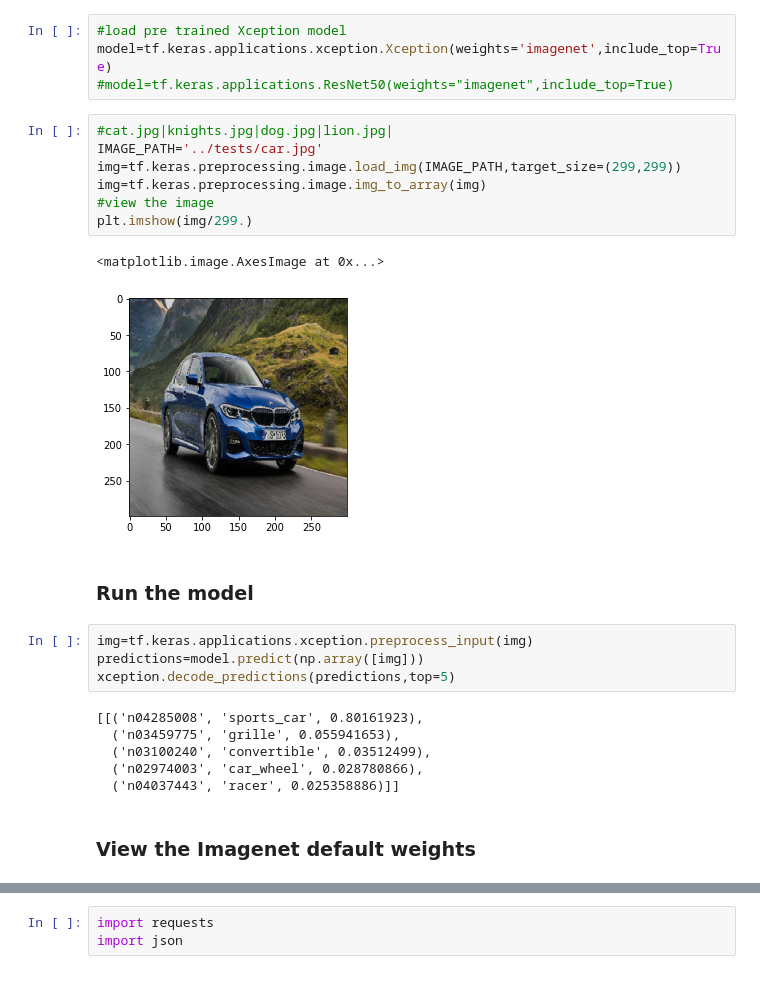
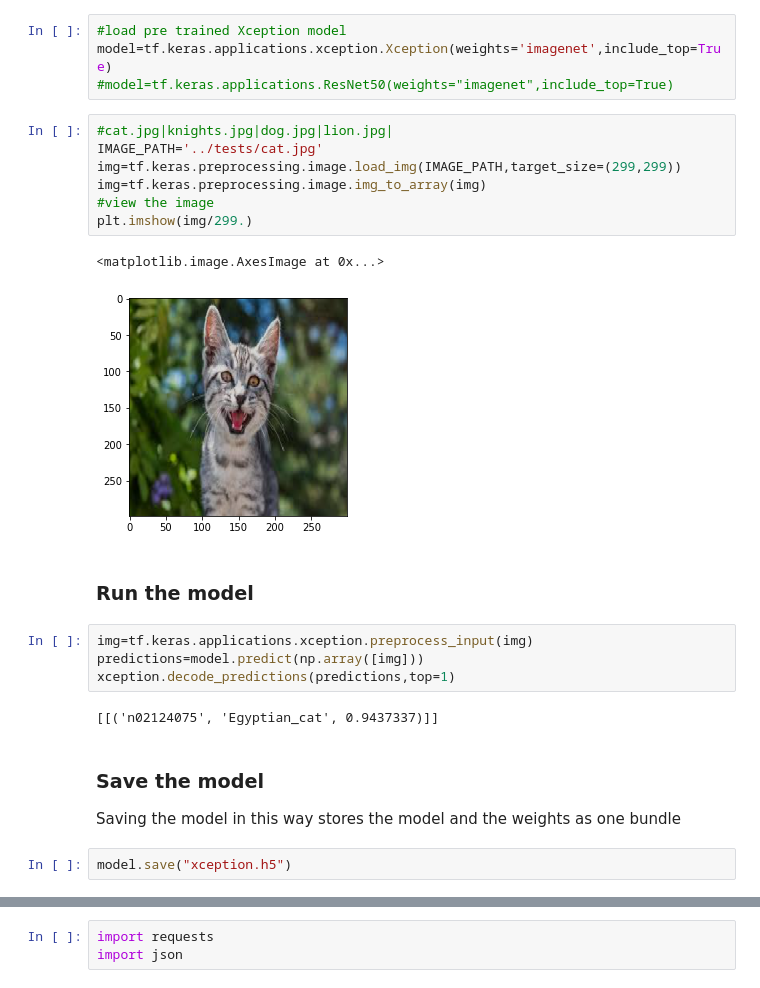
Before and after one commit to wesreisz/image_classification, a Jupyter notebook: notebook/Image Recognition Xception.ipynb, the cells around one changed output, grey strips where cells are left out. Drawn from its saved outputs; the diff is of its cells as text.

Commit message:
added export of model in h5 format

```diff
--- a/notebook/Image Recognition Xception.ipynb
+++ b/notebook/Image Recognition Xception.ipynb
@@ -18,25 +20,25 @@ model=tf.keras.applications.xception.Xception(weights='imagenet',include_top=Tru
 #model=tf.keras.applications.ResNet50(weights="imagenet",include_top=True)
 # %%
 #cat.jpg|knights.jpg|dog.jpg|lion.jpg|
-IMAGE_PATH='../tests/car.jpg'
+IMAGE_PATH='../tests/cat.jpg'
 img=tf.keras.preprocessing.image.load_img(IMAGE_PATH,target_size=(299,299))
 img=tf.keras.preprocessing.image.img_to_array(img)
 #view the image
 plt.imshow(img/299.)
 # %% [output]
 <matplotlib.image.AxesImage at 0x...>
-[figure, old version]
+[figure, new version]
 # %% [markdown]
 ### Run the model
 # %%
 img=tf.keras.applications.xception.preprocess_input(img)
 predictions=model.predict(np.array([img]))
-xception.decode_predictions(predictions,top=5)
+xception.decode_predictions(predictions,top=1)
 # %% [output]
-[[('n04285008', 'sports_car', 0.80161923),
-  ('n03459775', 'grille', 0.055941653),
-  ('n03100240', 'convertible', 0.03512499),
-  ('n02974003', 'car_wheel', 0.028780866),
-  ('n04037443', 'racer', 0.025358886)]]
+[[('n02124075', 'Egyptian_cat', 0.9437337)]]
-# %% [markdown]
-### View the Imagenet default weights
+# %% [markdown]
+### Save the model
+
+Saving the model in this way stores the model and the weights as one bundle
+# %%
+model.save("xception.h5")
```
Also changed, not shown: parts of 8 cells of this notebook, 1 other file.
